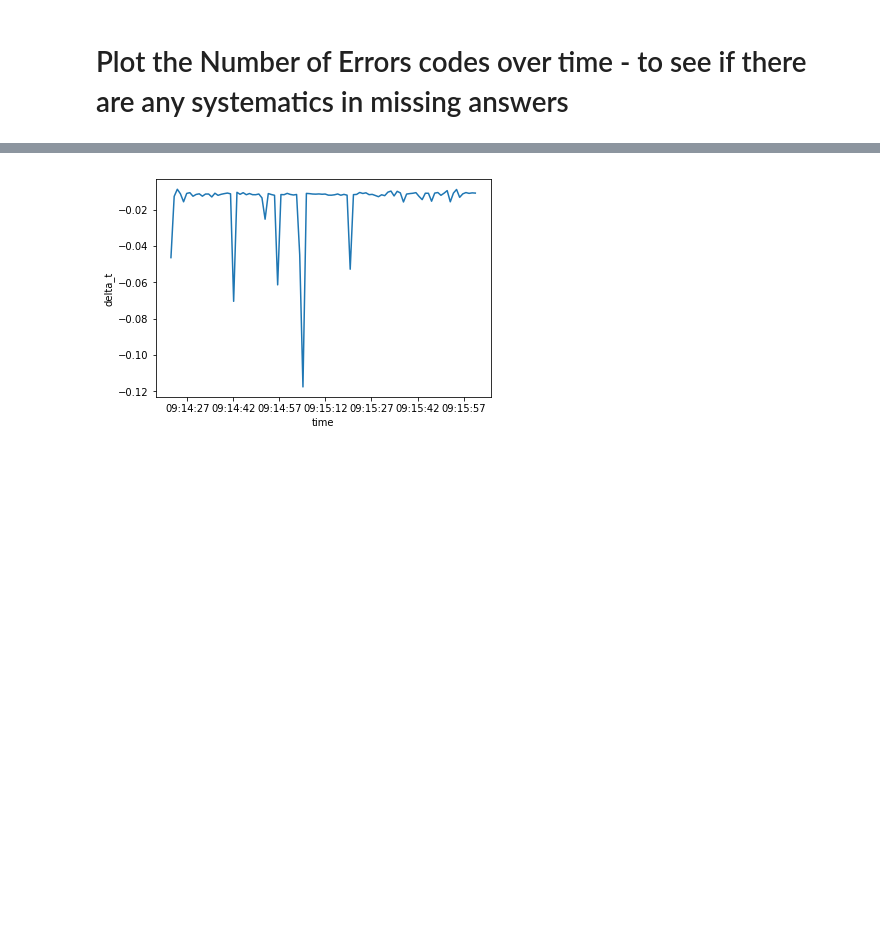
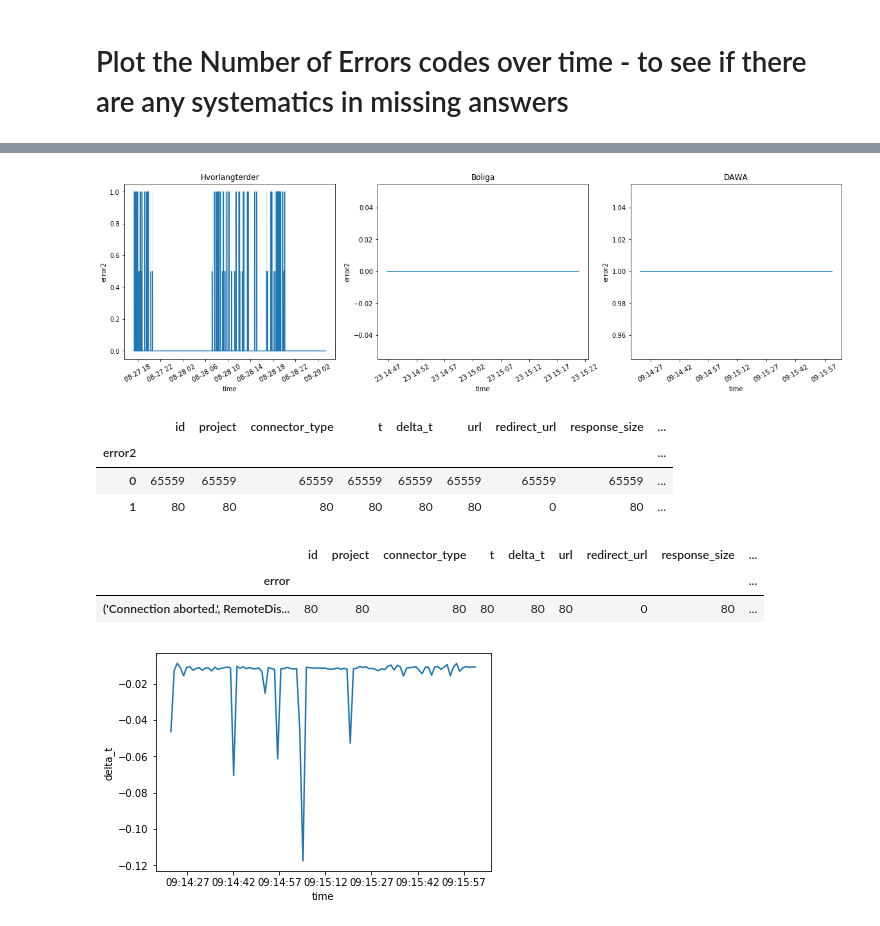
Before and after one commit to EsbenBL/Group-40---Exam, a Jupyter notebook: Analysis of Logs.ipynb, the cells around one changed output, grey strips where cells are left out. Drawn from its saved outputs; the diff is of its cells as text; code cells hidden in the pictures; blank space fills up the shorter version.

```diff
--- a/Analysis of Logs.ipynb
+++ b/Analysis of Logs.ipynb
@@ -81,3 +70,27 @@ boliga_log['delta_t2'] = boliga_log['delta_t2'].astype(int)
+# %%
+d, axes1 = plt.subplots(1, 3, figsize=(20,5))
+sns.lineplot(x="time", y='error2', data=hvorlang_log, ax = axes1[0]).set_title('Hvorlangterder')
+sns.lineplot(x="time", y='error2', data=boliga_log,  ax = axes1[1]).set_title('Boliga')
+sns.lineplot(x="time", y='error2', data=dawa_log, ax = axes1[2]).set_title('DAWA')
+for ax in d.axes:
+    plt.sca(ax)
+    plt.xticks(rotation=30)
+#plt.savefig('1_logs_responsecode_time.png')
+# %% [output]
+[figure, added]
+# %%
+hvorlang_log.groupby('error2').count()
+# %% [output]
+|  | id | project | connector_type | t | delta_t | url | redirect_url | response_size | ... |
+| error2 |  |  |  |  |  |  |  |  | ... |
+| 0 | 65559 | 65559 | 65559 | 65559 | 65559 | 65559 | 65559 | 65559 | ... |
+| 1 | 80 | 80 | 80 | 80 | 80 | 80 | 0 | 80 | ... |
+# %%
+hvorlang_log.groupby('error').count()
+# %% [output]
+|  | id | project | connector_type | t | delta_t | url | redirect_url | response_size | ... |
+| error |  |  |  |  |  |  |  |  | ... |
+| ('Connection aborted.', RemoteDis... | 80 | 80 | 80 | 80 | 80 | 80 | 0 | 80 | ... |
 # %%
 ax = sns.lineplot(x="time", y='delta_t', data=dawa_log)
 # %% [output]
```
Also changed, not shown: parts of 32 cells of this notebook, 9 other files.
